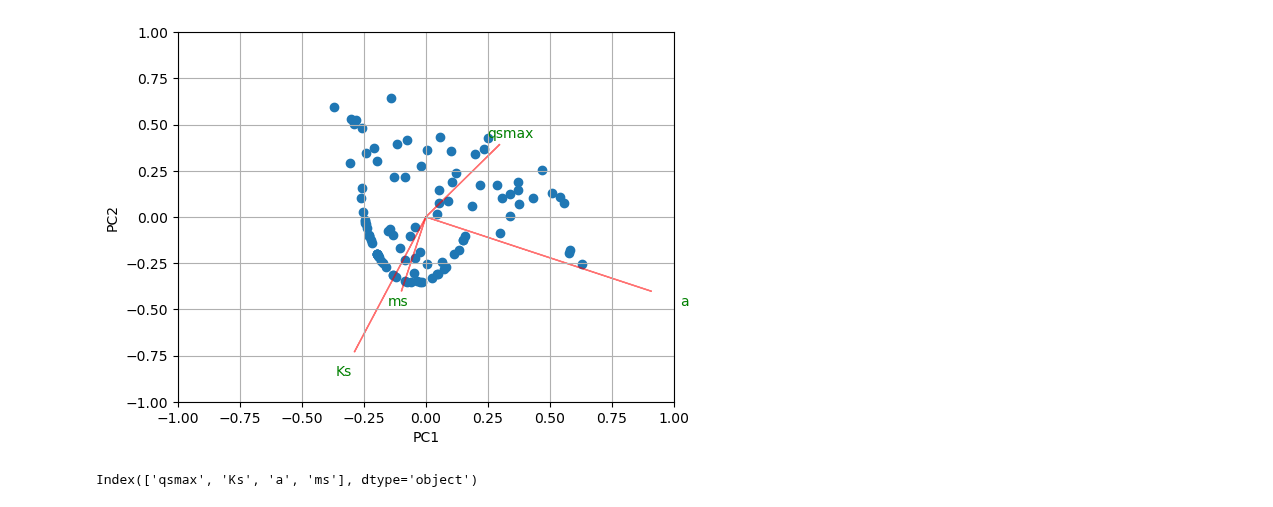
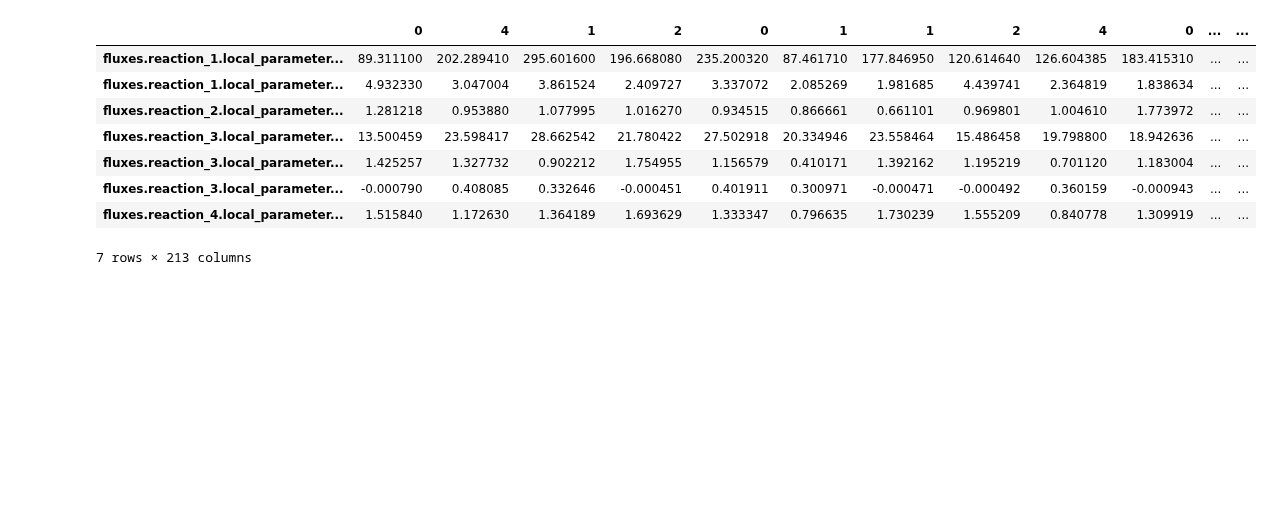
Before and after one commit to mahdi-shafiei/jaxkineticmodel, a Jupyter notebook: analysis/3101_parameterspace_analysis.ipynb, the cells around one changed output. Cells and saved outputs as stored; diff of their text form; code cells hidden in the pictures; blank space fills up the shorter version.

```diff
--- a/analysis/3101_parameterspace_analysis.ipynb
+++ b/analysis/3101_parameterspace_analysis.ipynb
@@ -255,11 +263,12 @@ TypeError: 'PCA' object is not subscriptable
-# %%
-
-#Call the function. Use only the 2 PCs.
-myplot(x_new[:,0:2],np.transpose(pca.components_[0:2, :]),labels=list(params_lpi_batch.index))
-plt.show()
-# %% [output]
-[figure, removed]
-# %%
-params_lpi_batch.index
-# %% [output]
-Index(['qsmax', 'Ks', 'a', 'ms'], dtype='object')
+# %%
+params_lpi_BIOMD0000000507
+# %% [output]
+|  | 0 | 4 | 1 | 2 | 0 | 1 | 1 | 2 | 4 | 0 | ... | ... |
+| fluxes.reaction_1.local_parameter... | 89.311100 | 202.289410 | 295.601600 | 196.668080 | 235.200320 | 87.461710 | 177.846950 | 120.614640 | 126.604385 | 183.415310 | ... | ... |
+| fluxes.reaction_1.local_parameter... | 4.932330 | 3.047004 | 3.861524 | 2.409727 | 3.337072 | 2.085269 | 1.981685 | 4.439741 | 2.364819 | 1.838634 | ... | ... |
+| fluxes.reaction_2.local_parameter... | 1.281218 | 0.953880 | 1.077995 | 1.016270 | 0.934515 | 0.866661 | 0.661101 | 0.969801 | 1.004610 | 1.773972 | ... | ... |
+| fluxes.reaction_3.local_parameter... | 13.500459 | 23.598417 | 28.662542 | 21.780422 | 27.502918 | 20.334946 | 23.558464 | 15.486458 | 19.798800 | 18.942636 | ... | ... |
+| fluxes.reaction_3.local_parameter... | 1.425257 | 1.327732 | 0.902212 | 1.754955 | 1.156579 | 0.410171 | 1.392162 | 1.195219 | 0.701120 | 1.183004 | ... | ... |
+| fluxes.reaction_3.local_parameter... | -0.000790 | 0.408085 | 0.332646 | -0.000451 | 0.401911 | 0.300971 | -0.000471 | -0.000492 | 0.360159 | -0.000943 | ... | ... |
+| fluxes.reaction_4.local_parameter... | 1.515840 | 1.172630 | 1.364189 | 1.693629 | 1.333347 | 0.796635 | 1.730239 | 1.555209 | 0.840778 | 1.309919 | ... | ... |
+7 rows × 213 columns
```
Also changed, not shown: parts of 9 cells of this notebook, 34 other files.
